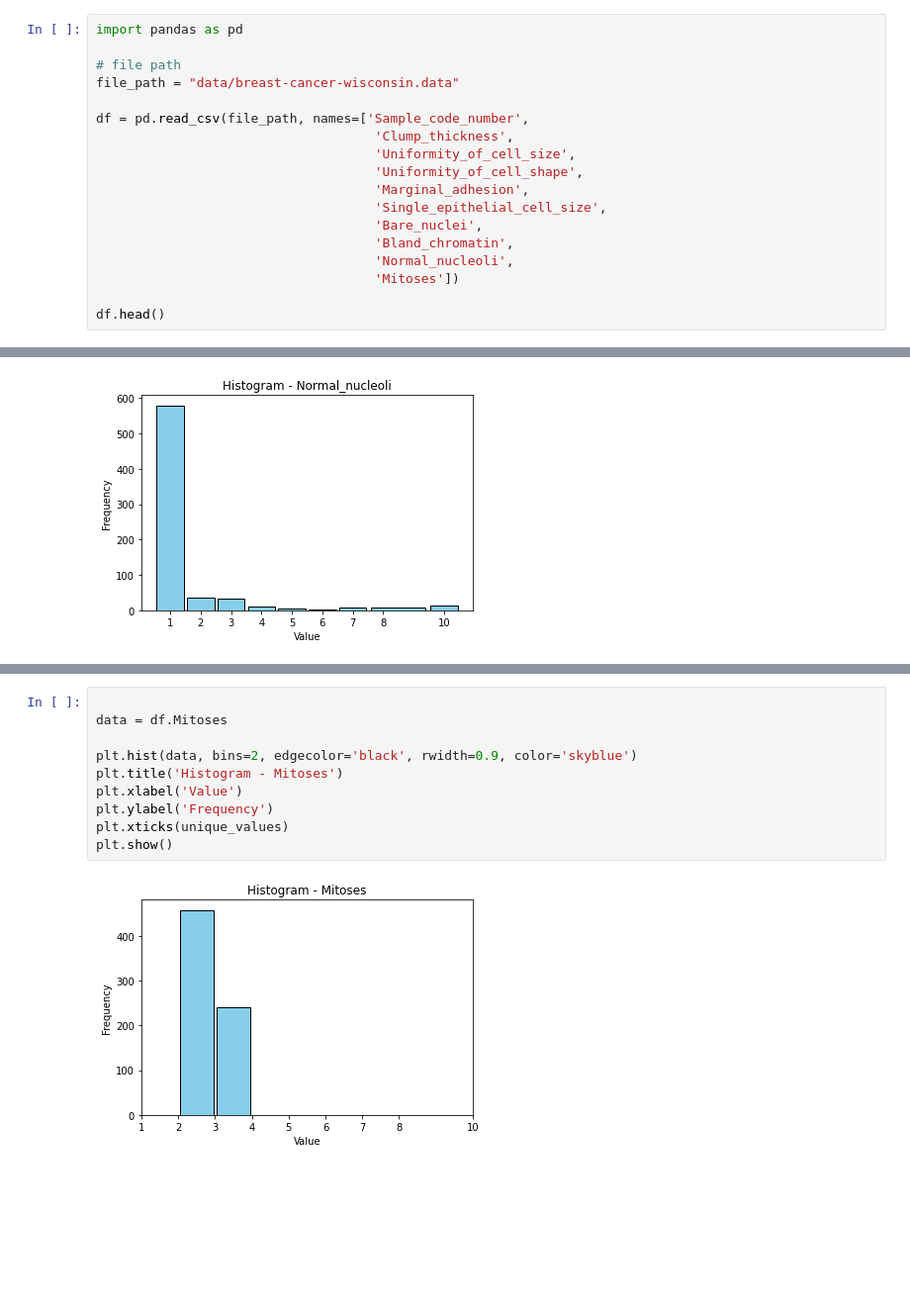
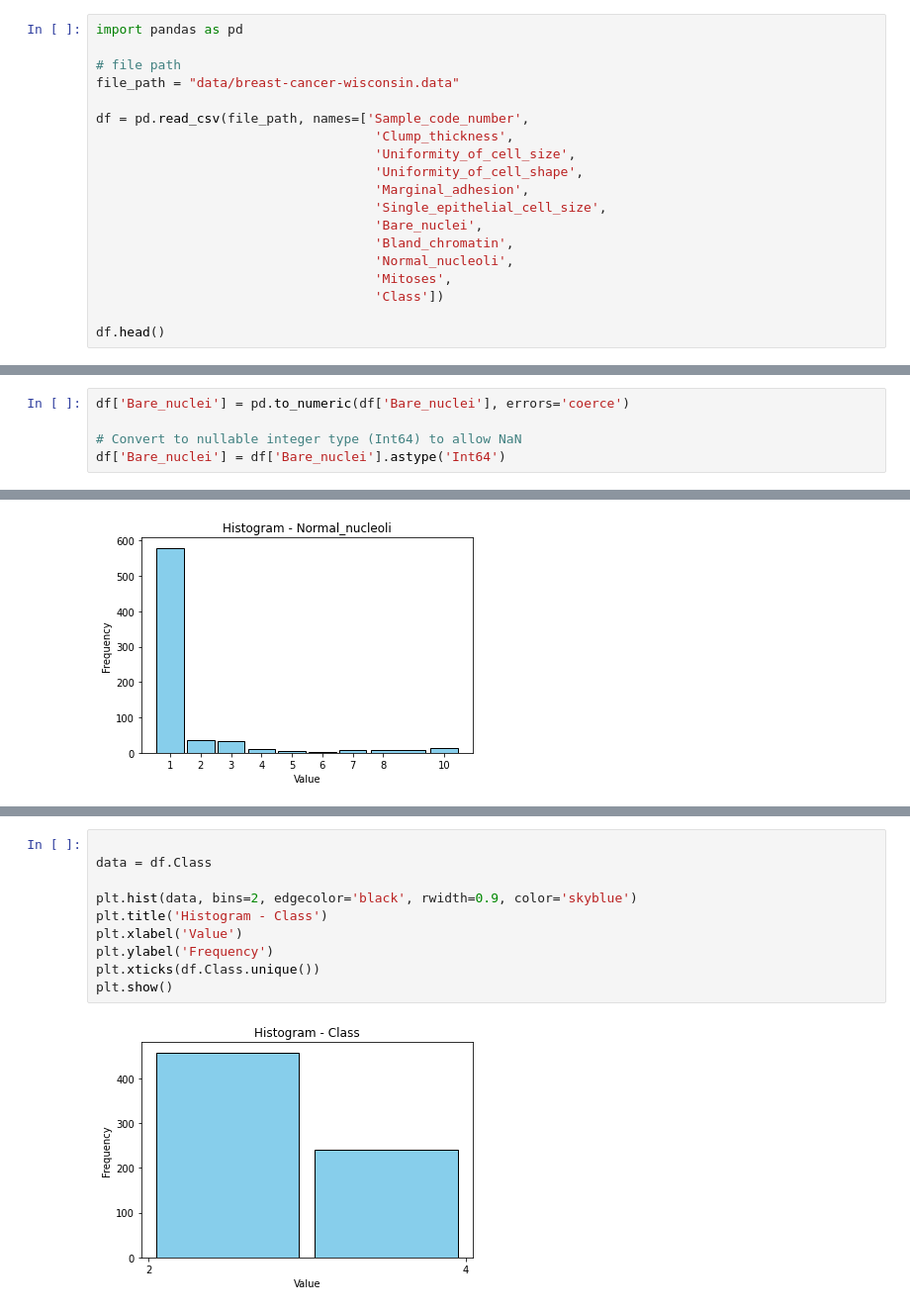
Before and after one commit to alvin-98/MLiS_Term_Project, a Jupyter notebook: notebook.ipynb, the cells around one changed output, grey strips where cells are left out. Shown at 99% size. Saved outputs shown, nothing was run; the diff lists cells and outputs as text; blank space fills up the shorter version.

Commit message:
fixed import error

```diff
--- a/notebook.ipynb
+++ b/notebook.ipynb
@@ -13,7 +13,8 @@ df = pd.read_csv(file_path, names=['Sample_code_number',
                                     'Bare_nuclei',
                                     'Bland_chromatin',
                                     'Normal_nucleoli',
-                                    'Mitoses'])
+                                    'Mitoses',
+                                    'Class'])
 
 df.head()
 # %% [output]
@@ -133,2 +135,7 @@ plt.show()
+# %%
+df['Bare_nuclei'] = pd.to_numeric(df['Bare_nuclei'], errors='coerce')
+
+# Convert to nullable integer type (Int64) to allow NaN
+df['Bare_nuclei'] = df['Bare_nuclei'].astype('Int64')
 # %%
 
@@ -175,12 +196,12 @@ plt.show()
 # %%
 
-data = df.Mitoses
+data = df.Class
 
 plt.hist(data, bins=2, edgecolor='black', rwidth=0.9, color='skyblue')
-plt.title('Histogram - Mitoses')
+plt.title('Histogram - Class')
 plt.xlabel('Value')
 plt.ylabel('Frequency')
-plt.xticks(unique_values)
+plt.xticks(df.Class.unique())
 plt.show()
 # %% [output]
-[figure, old version]
+[figure, new version]
```
Also changed, not shown: parts of 11 cells of this notebook.
